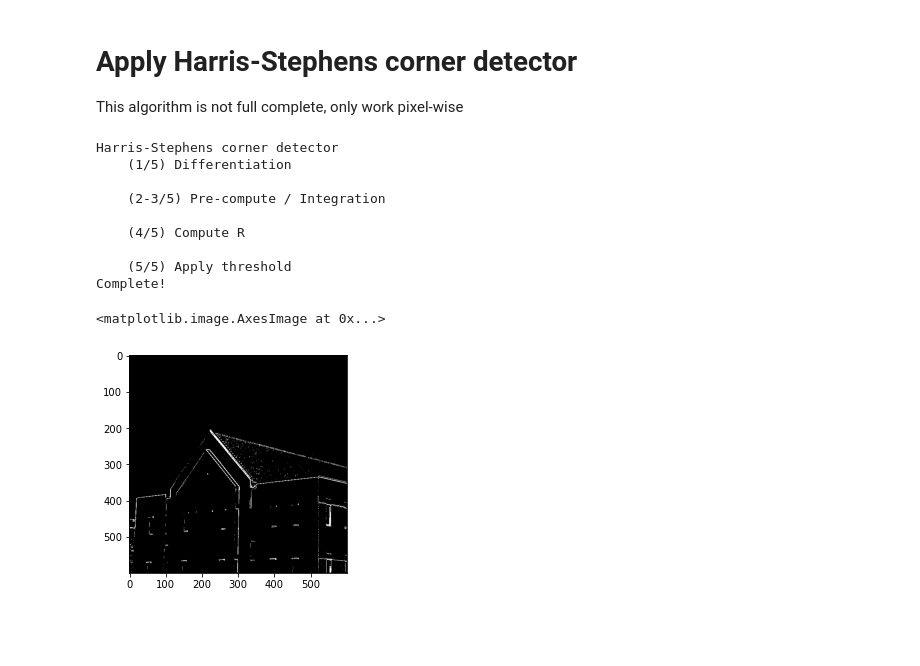
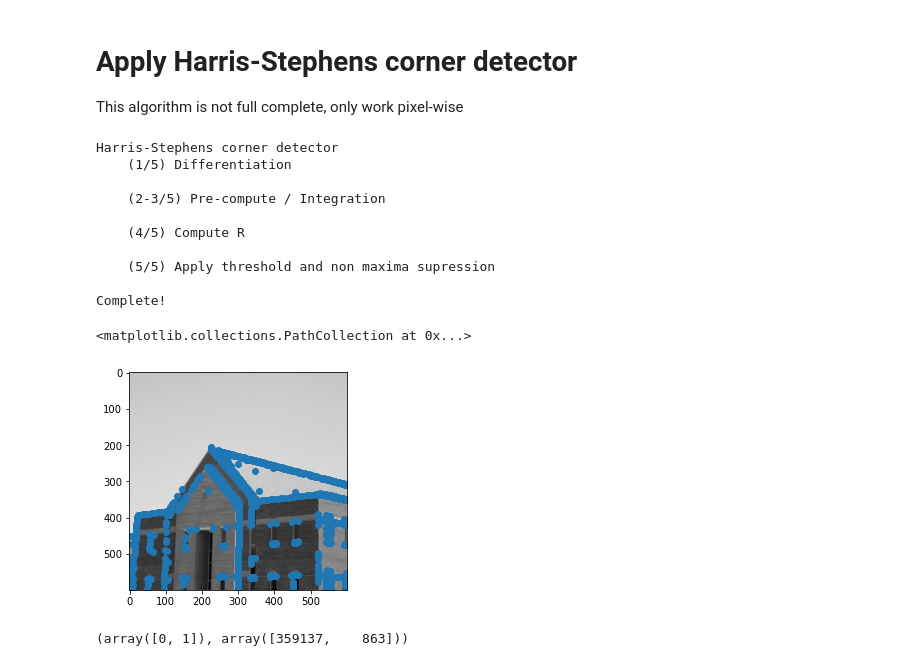
Before and after one commit to ipmach/CVPR, a Jupyter notebook: Harris-Stephens corner detector.ipynb, the cells around one changed output. Cells and saved outputs as stored; diff of their text form; code cells hidden in the pictures; blank space fills up the shorter version.

```diff
--- a/Harris-Stephens corner detector.ipynb
+++ b/Harris-Stephens corner detector.ipynb
@@ -24,7 +24,7 @@ plt.imshow(img, cmap='gray')
 
 This algorithm is not full complete, only work pixel-wise
 # %%
-img2 = HarrisStephens.apply(img, kernel_size=7)
+img2 = HarrisStephens.apply(img, kernel_size=3, k=0.249, t=0.01)
 # %% [output]
 Harris-Stephens corner detector
     (1/5) Differentiation
@@ -33,10 +33,16 @@ Harris-Stephens corner detector
 
     (4/5) Compute R
 
-    (5/5) Apply threshold
+    (5/5) Apply threshold and non maxima supression
+
 Complete!
-# %%
-plt.imshow(img2, cmap='gray')
-# %% [output]
-<matplotlib.image.AxesImage at 0x...>
-[figure, removed]
+# %%
+plt.imshow(img, cmap='gray')
+plt.scatter(np.nonzero(img2)[1], np.nonzero(img2)[0])
+# %% [output]
+<matplotlib.collections.PathCollection at 0x...>
+[figure, added]
+# %%
+np.unique(img2, return_counts=True)
+# %% [output]
+(array([0, 1]), array([359137,    863]))
```
